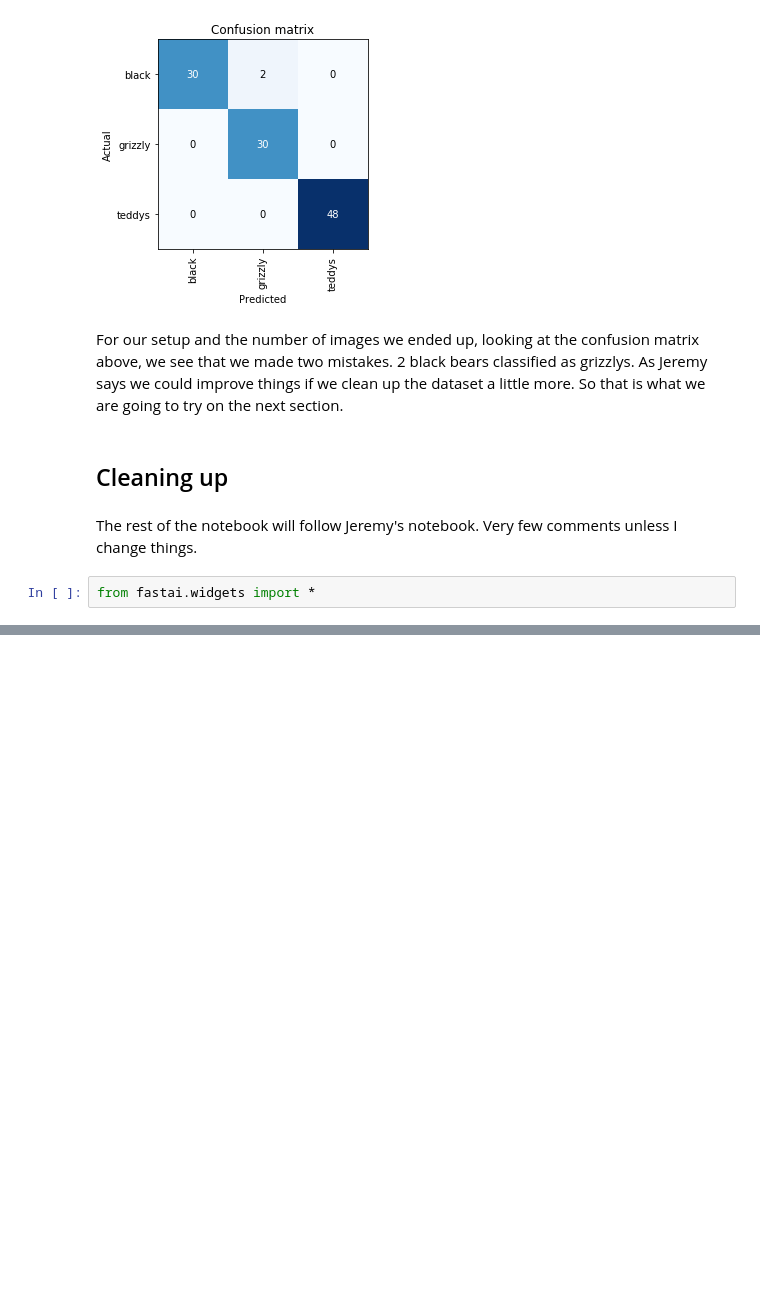
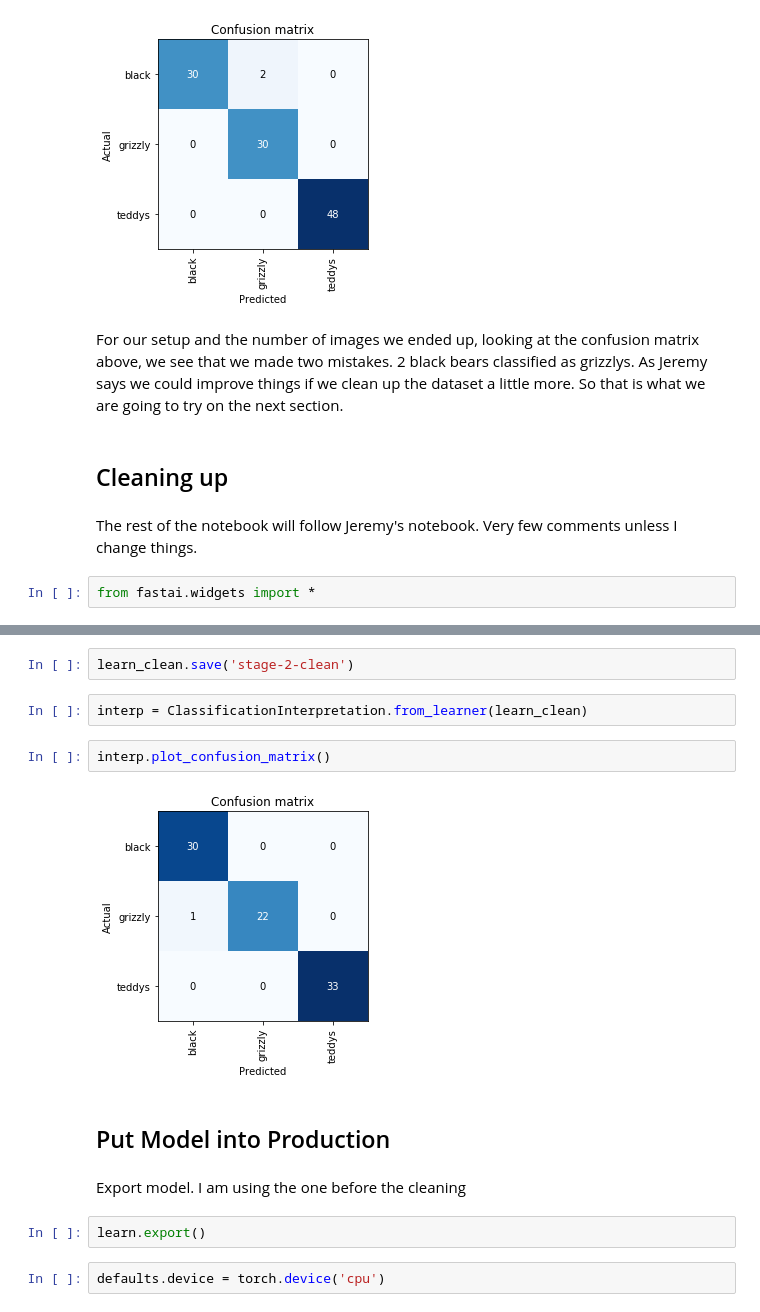
Before and after one commit to gaseosaluz/fastaiv3, a Jupyter notebook: nbs/dl1/lesson2-download-notes_exp.ipynb, the cells around one changed output, grey strips where cells are left out. Saved outputs shown, nothing was run; the diff lists cells and outputs as text; blank space fills up the shorter version.

```diff
--- a/nbs/dl1/lesson2-download-notes_exp.ipynb
+++ b/nbs/dl1/lesson2-download-notes_exp.ipynb
@@ -321,0 +376,16 @@ ImageCleaner(ds, idxs, path)
+# %%
+learn_clean.save('stage-2-clean')
+# %%
+interp = ClassificationInterpretation.from_learner(learn_clean)
+# %%
+interp.plot_confusion_matrix()
+# %% [output]
+[figure, added]
+# %% [markdown]
+## Put Model into Production
+# %% [markdown]
+Export model. I am using the one before the cleaning
+# %%
+learn.export()
+# %%
+defaults.device = torch.device('cpu')
```
Also changed, not shown: parts of 36 cells of this notebook.
